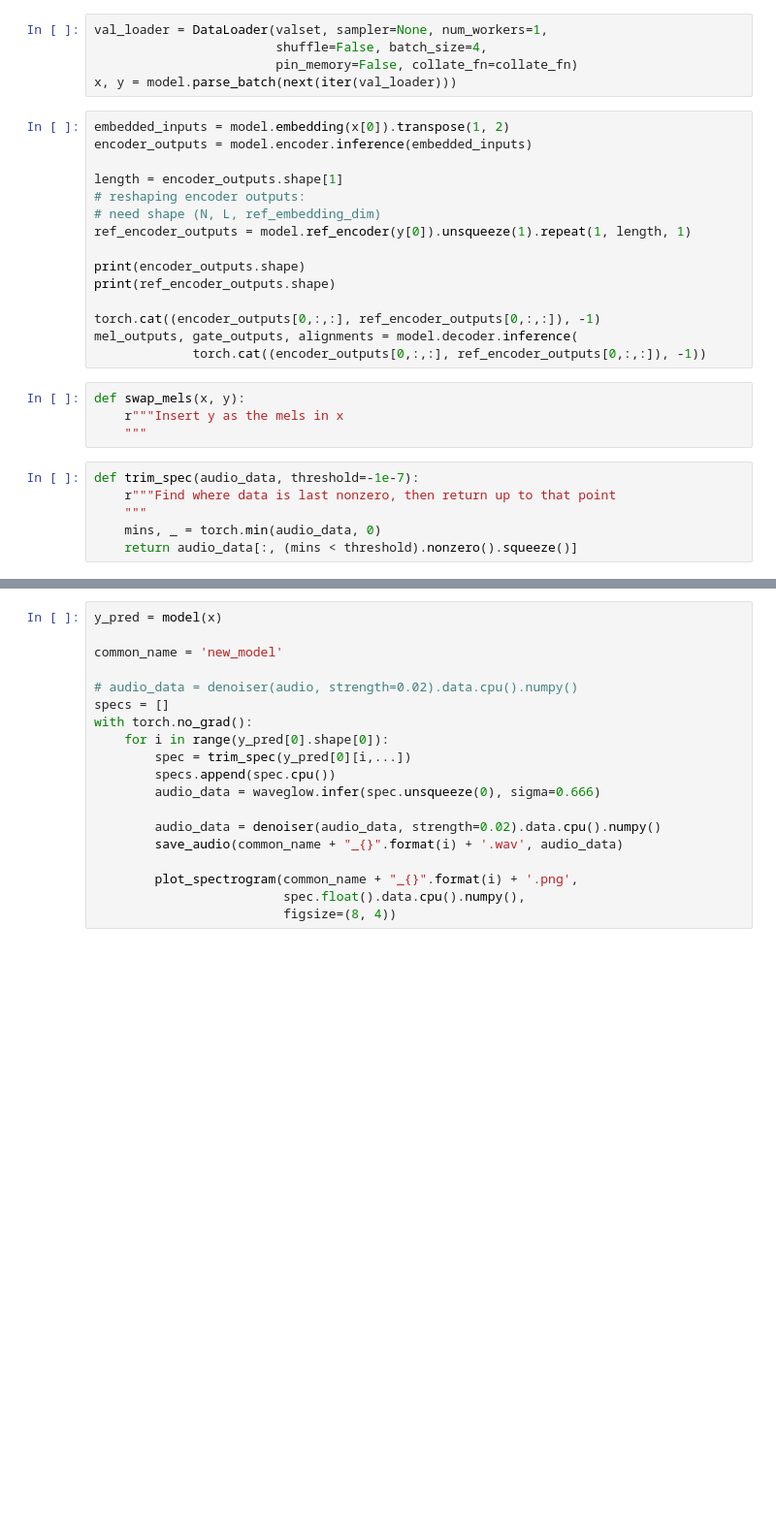
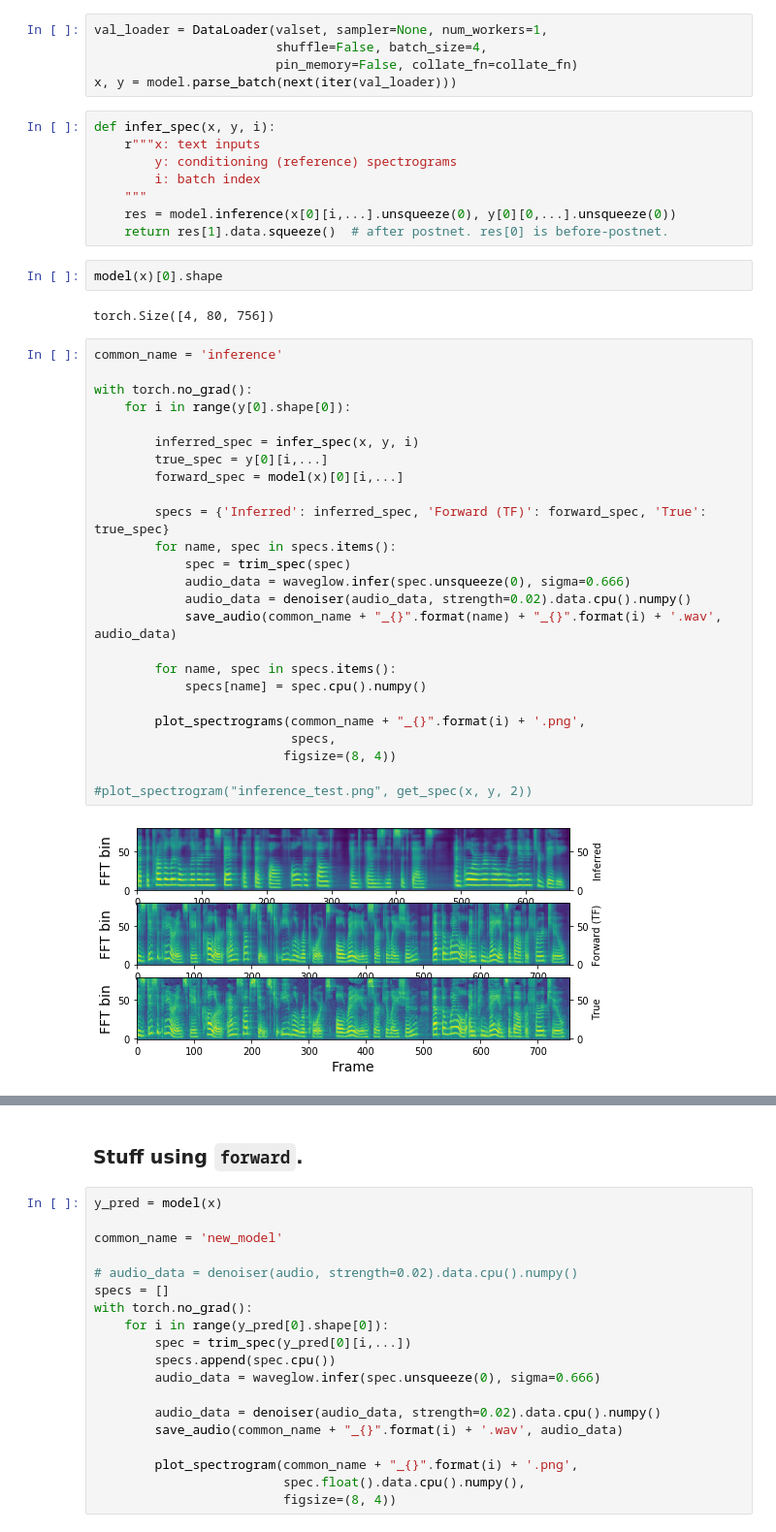
Before and after one commit to mcncm/tacotron2, a Jupyter notebook: inference.ipynb, the cells around one changed output, grey strips where cells are left out. Shown: that part at 97% size. Saved outputs shown, nothing was run; the diff lists cells and outputs as text; blank space fills up the shorter version.

Commit message:
Latest inference.ipynb

```diff
--- a/inference.ipynb
+++ b/inference.ipynb
@@ -127,28 +133,42 @@ val_loader = DataLoader(valset, sampler=None, num_workers=1,
                         shuffle=False, batch_size=4,
                         pin_memory=False, collate_fn=collate_fn)
 x, y = model.parse_batch(next(iter(val_loader)))
-# %%
-embedded_inputs = model.embedding(x[0]).transpose(1, 2)
-encoder_outputs = model.encoder.inference(embedded_inputs)
-
-length = encoder_outputs.shape[1]
-# reshaping encoder outputs:
-# need shape (N, L, ref_embedding_dim)
-ref_encoder_outputs = model.ref_encoder(y[0]).unsqueeze(1).repeat(1, length, 1)
-
-print(encoder_outputs.shape)
-print(ref_encoder_outputs.shape)
-
-torch.cat((encoder_outputs[0,:,:], ref_encoder_outputs[0,:,:]), -1)
-mel_outputs, gate_outputs, alignments = model.decoder.inference(
-             torch.cat((encoder_outputs[0,:,:], ref_encoder_outputs[0,:,:]), -1))
-# %%
-def swap_mels(x, y):
-    r"""Insert y as the mels in x
-    """
-# %%
-def trim_spec(audio_data, threshold=-1e-7):
-    r"""Find where data is last nonzero, then return up to that point
-    """
-    mins, _ = torch.min(audio_data, 0)
-    return audio_data[:, (mins < threshold).nonzero().squeeze()]
+# %%
+def infer_spec(x, y, i):
+    r"""x: text inputs
+        y: conditioning (reference) spectrograms
+        i: batch index
+    """
+    res = model.inference(x[0][i,...].unsqueeze(0), y[0][0,...].unsqueeze(0))
+    return res[1].data.squeeze()  # after postnet. res[0] is before-postnet.
+# %%
+model(x)[0].shape
+# %% [output]
+torch.Size([4, 80, 756])
+# %%
+common_name = 'inference'
+
+with torch.no_grad():
+    for i in range(y[0].shape[0]):
+
+        inferred_spec = infer_spec(x, y, i)
+        true_spec = y[0][i,...]
+        forward_spec = model(x)[0][i,...]
+
+        specs = {'Inferred': inferred_spec, 'Forward (TF)': forward_spec, 'True': true_spec}
+        for name, spec in specs.items():
+            spec = trim_spec(spec)
+            audio_data = waveglow.infer(spec.unsqueeze(0), sigma=0.666)
+            audio_data = denoiser(audio_data, strength=0.02).data.cpu().numpy()
+            save_audio(common_name + "_{}".format(name) + "_{}".format(i) + '.wav', audio_data)
+
+        for name, spec in specs.items():
+            specs[name] = spec.cpu().numpy()
+
+        plot_spectrograms(common_name + "_{}".format(i) + '.png',
+                          specs,
+                         figsize=(8, 4))
+
+#plot_spectrogram("inference_test.png", get_spec(x, y, 2))
+# %% [output]
+[figure, added]
@@ -155,3 +180,5 @@ def trim_spec(audio_data, threshold=-1e-7):
+# %% [markdown]
+### Stuff using `forward`.
 # %%
 y_pred = model(x)
 
```
Also changed, not shown: parts of 10 cells of this notebook, 1 other file.
